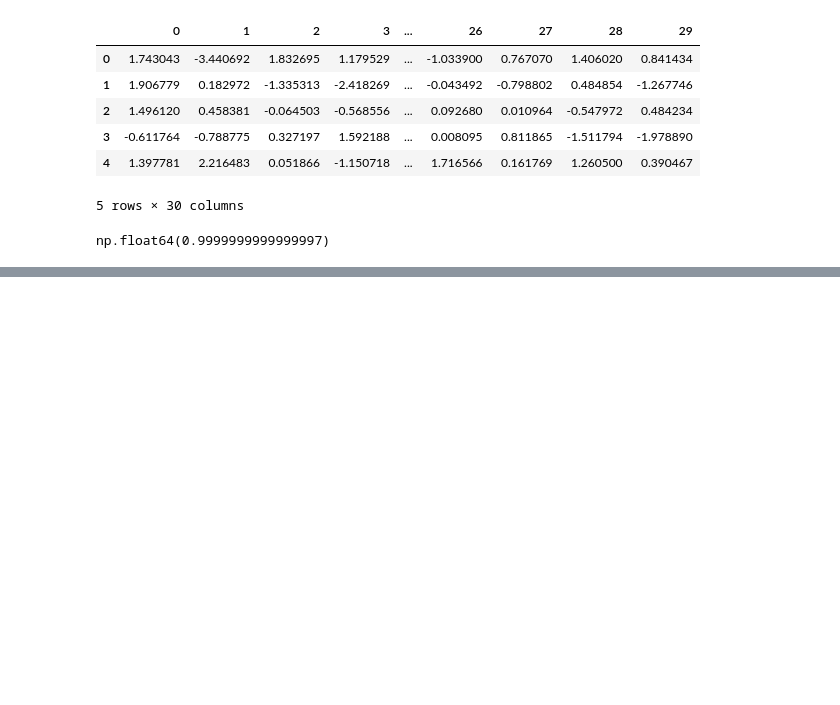
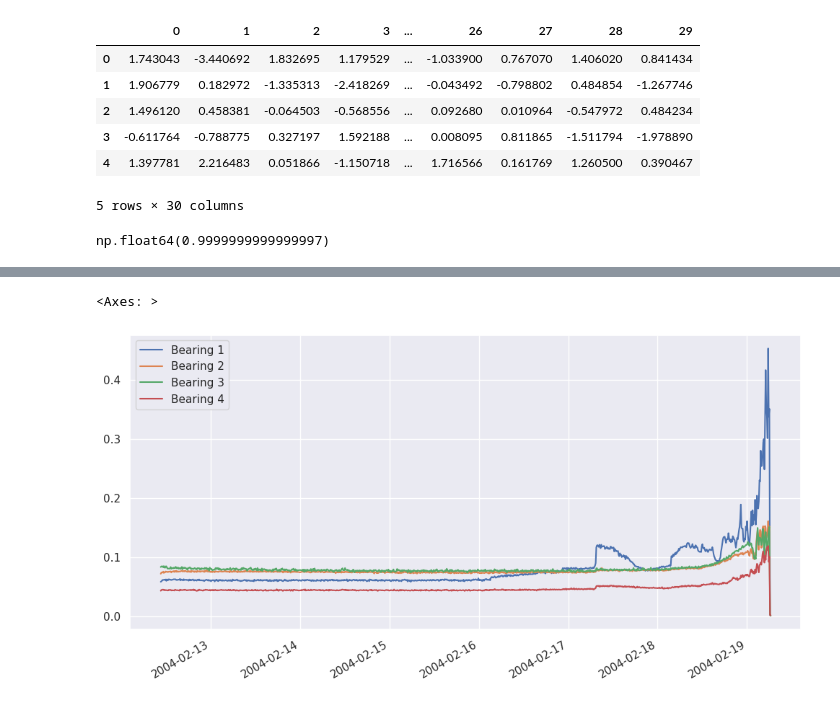
Before and after one commit to bolicnikola/Applied-Machine-Learning-And-AI, a Jupyter notebook: Principal_Component_Analysis.ipynb, the cells around one changed output, grey strips where cells are left out. Cells and saved outputs as stored; diff of their text form; code cells hidden in the pictures; blank space fills up the shorter version.

```diff
--- a/Principal_Component_Analysis.ipynb
+++ b/Principal_Component_Analysis.ipynb
@@ -139,0 +230,6 @@ np.float64(0.9999999999999997)
+# %%
+import warnings
+warnings.filterwarnings('ignore', category=FutureWarning)
+
+df = pd.read_csv('Data/bearings.csv', index_col=0, parse_dates=[0])
+df.head()
@@ -139,0 +243,5 @@ np.float64(0.9999999999999997)
+# %%
+df.plot(figsize=(12,6))
+# %% [output]
+<Axes: >
+[figure, added]
```
Also changed, not shown: parts of 25 cells of this notebook, 1 other file.
